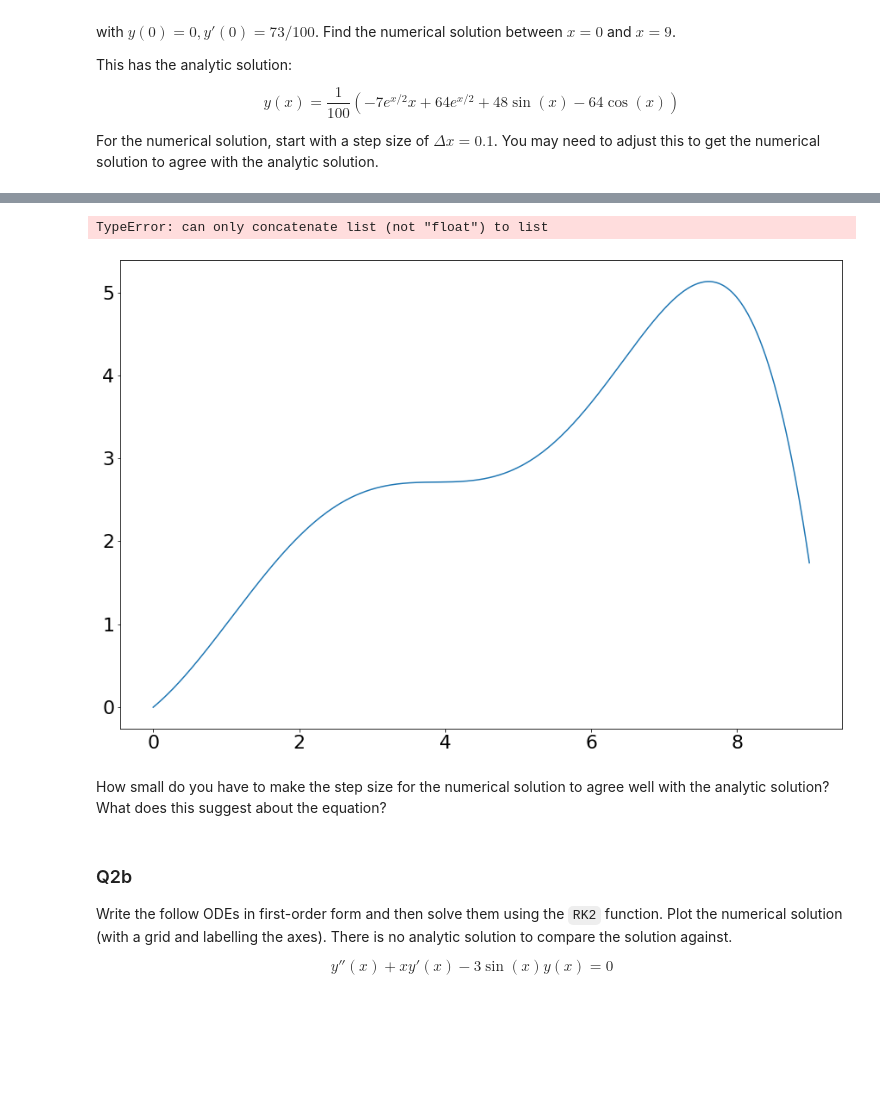
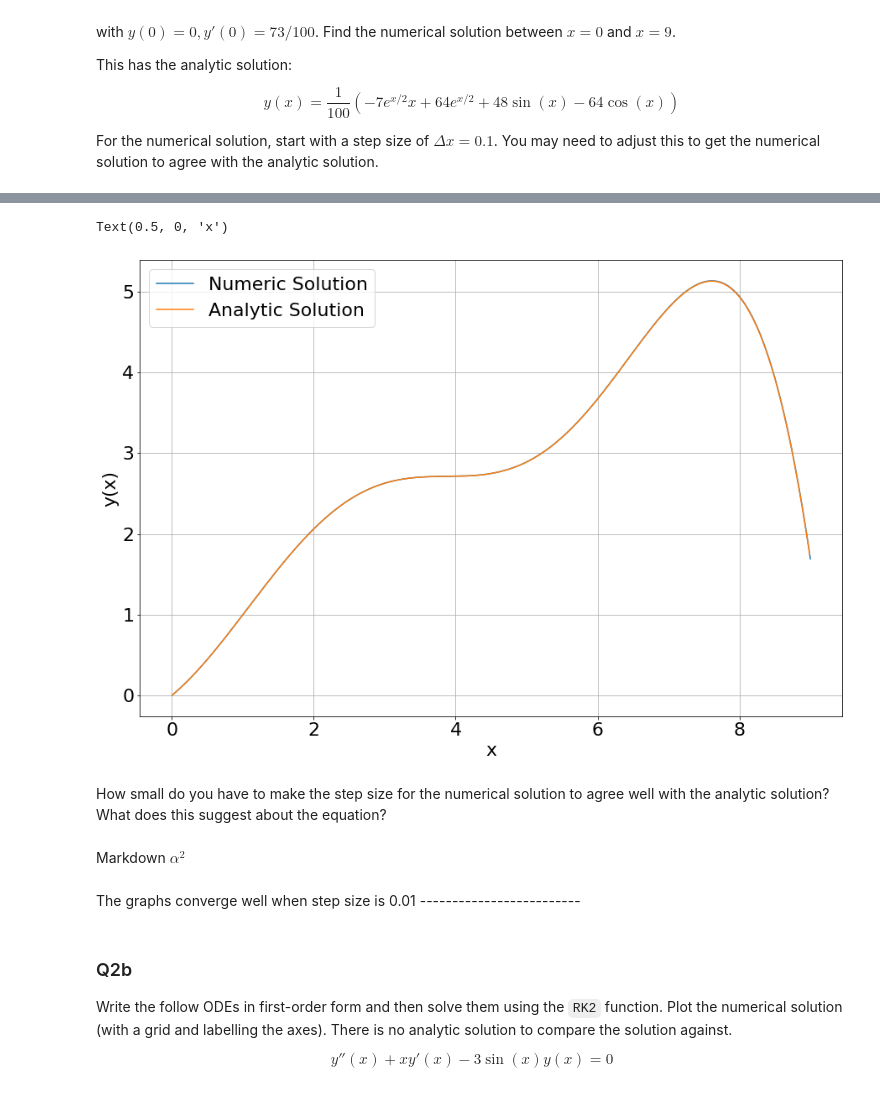
Before and after one commit to odhrandooley/ACM20030-Assignments, a Jupyter notebook: Assignment-3.ipynb, the cells around one changed output, grey strips where cells are left out. Cells and saved outputs as stored; diff of their text form; code cells hidden in the pictures; blank space fills up the shorter version.

```diff
--- a/Assignment-3.ipynb
+++ b/Assignment-3.ipynb
@@ -186,4 +186,4 @@ $$
 For the numerical solution, start with a step size of $\Delta x = 0.1$. You may need to adjust this to get the numerical solution to agree with the analytic solution.
 # %%
 def g(x,y):
-    return np.array([y[1], y[1]-1/4*y[0]-np.sin(x[])])
+    return np.array([y[1], y[1]-1/4*y[0]-np.sin(x)])
@@ -210,15 +190,24 @@ array([[ 0.1       ,  0.07665   ,  0.80074583],
 # %%
-
-x=np.arange(0,9,.01)
-Analytic_y = 1/100*(-7*np.e**(x/2)*x+64*np.e**(x/2)+48*np.sin(x)-64*np.cos(x))
-plt.plot(x,Analytic_y)
-Numeric_y=RK2(g,0.1,[0,0],[0,.73],90)
-plt.plot(Numeric_y)
+sol =RK2(g,0.01,0,[0,.73],900)
+x1 =sol[:,0]
+y1 =sol[:,1]
+plt.plot(x1,y1)
+plt.grid(True)
+x =np.arange(0,9,.01)
+y = 1/100*(-7*np.e**(x/2)*x+64*np.e**(x/2)+48*np.sin(x)-64*np.cos(x))
+plt.plot(x,y)
+plt.legend(['Numeric Solution','Analytic Solution'])
+plt.ylabel('y(x)')
+plt.xlabel('x')
 # %% [output]
-TypeError: can only concatenate list (not "float") to list
+Text(0.5, 0, 'x')
-[figure, old version]
+[figure, new version]
 # %% [markdown]
 How small do you have to make the step size for the numerical solution to agree well with the analytic solution? What does this suggest about the equation?
+# %% [markdown]
+Markdown $\alpha^2$
+# %% [markdown]
+The graphs converge well when step size is 0.01 -------------------------
 # %% [markdown]
 ### Q2b
 
```
Also changed, not shown: parts of 2 cells of this notebook.
